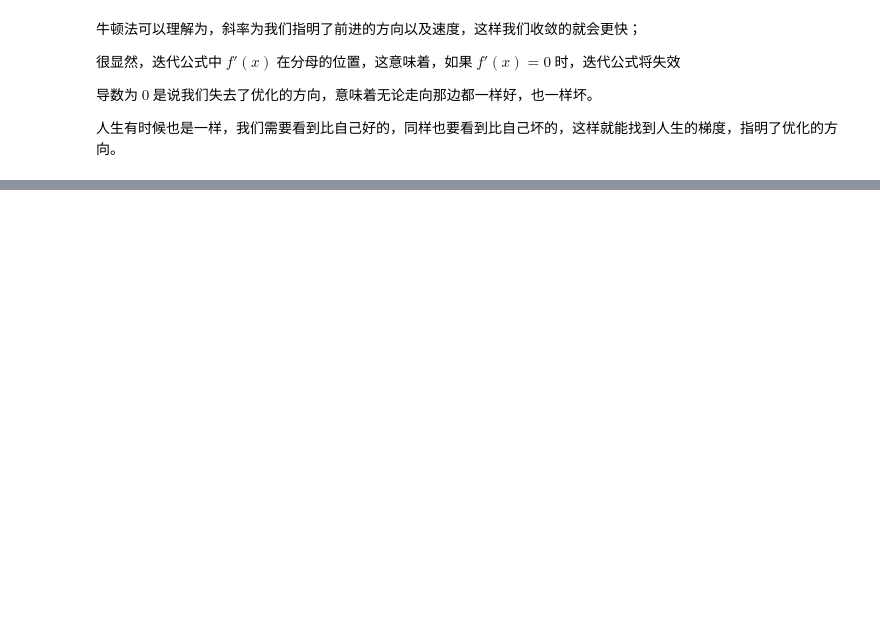
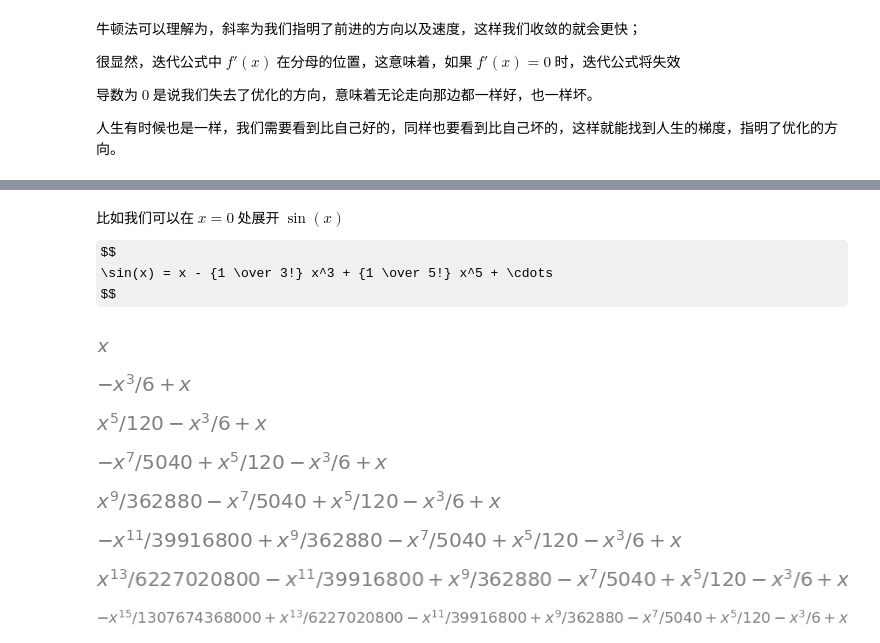
Before and after one commit to StevenBaby/learning, a Jupyter notebook: src/003 牛顿迭代法.ipynb, the cells around one changed output, grey strips where cells are left out. Drawn from its saved outputs; the diff is of its cells as text; code cells hidden in the pictures; some formulas as TeX source; blank space fills up the shorter version.

```diff
--- a/src/003 牛顿迭代法.ipynb
+++ b/src/003 牛顿迭代法.ipynb
@@ -201,0 +250,47 @@ plt.show()
+# %% [markdown]
+比如我们可以在 $x = 0$ 处展开 $\sin(x)$
+
+$$
+\sin(x) = x - {1 \over 3!} x^3 + {1 \over 5!} x^5 + \cdots
+$$
+# %%
+def plot_tylor(fx, n=3, step=2):
+    ax = plt.figure(figsize=(8, 8)).add_subplot()
+    ax.set_aspect("equal")
+
+    X = np.linspace(-10, 10, 100)
+    ax.set_ylim(-7, 7)
+    ax.plot(X, sympy.lambdify(x, fx, 'numpy')(X), label=f"${sympy.latex(fx)}$")
+
+    fxs = [fx, ]
+
+    for i in range(n):
+        dfx = sympy.diff(fx)
+        fxs.append(dfx)
+        fx = dfx
+
+        if i % step == 0:
+            continue
+
+        px = 0
+        for i, f in enumerate(fxs):
+            px += (f.subs({x: 0}) / sympy.factorial(i)) * x ** i
+
+        # display(fxs)
+        display(px)
+
+        ax.plot(X, sympy.lambdify(x, px, 'numpy')(X), label=f"${sympy.latex(px)}$")
+    # ax.legend()
+
+
+x = sympy.Symbol("x")
+plot_tylor(sympy.sin(x), n=16)
+# %% [output]
+[figure, added]
+[figure, added]
+[figure, added]
+[figure, added]
+[figure, added]
+[figure, added]
+[figure, added]
+[figure, added]
```
Also changed, not shown: parts of 5 cells of this notebook, 1 other file.
